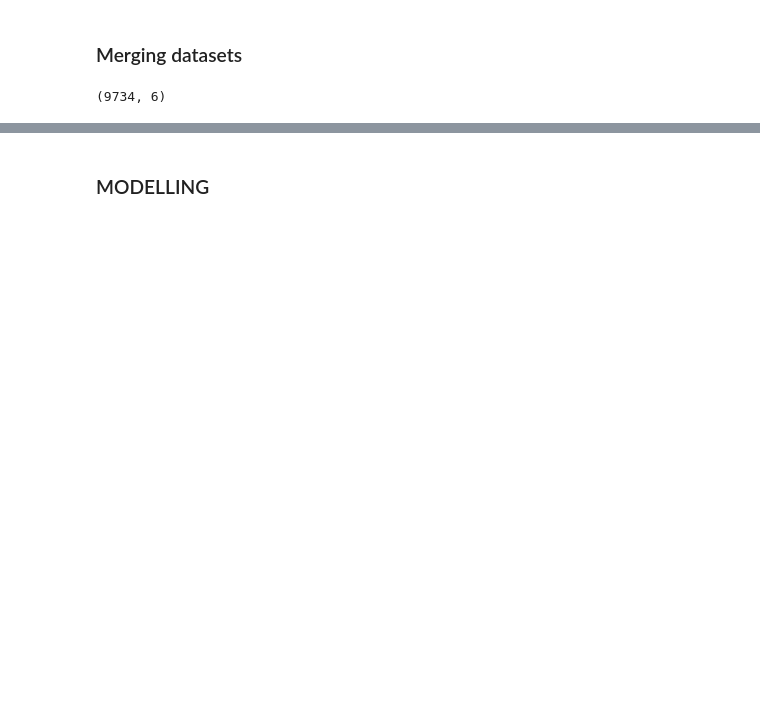
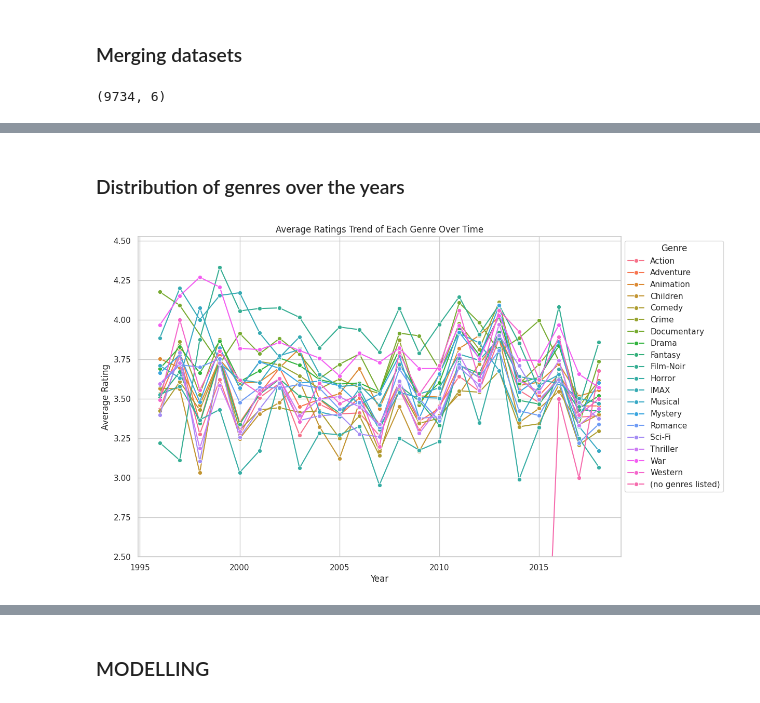
Before and after one commit to KPaul404/Phase-4-Project, a Jupyter notebook: index.ipynb, the cells around one changed output, grey strips where cells are left out. Drawn from its saved outputs; the diff is of its cells as text; code cells hidden in the pictures; blank space fills up the shorter version.

```diff
--- a/index.ipynb
+++ b/index.ipynb
@@ -424,3 +473,35 @@ Final Merged Data has 100841 rows and 9 columns:
 | 0 | 1 | Toy Story (1995) | Adventure|Animation|Children|Come... | [Adventure, Animation, Children, ... | 114709 | 862.0 | 7.0 | 4.5 | 2005-01-25 06:52:26 |
 | 0 | 1 | Toy Story (1995) | Adventure|Animation|Children|Come... | [Adventure, Animation, Children, ... | 114709 | 862.0 | 15.0 | 2.5 | 2017-11-13 12:59:30 |
 | 0 | 1 | Toy Story (1995) | Adventure|Animation|Children|Come... | [Adventure, Animation, Children, ... | 114709 | 862.0 | 17.0 | 4.5 | 2011-05-18 05:28:03 |
+# %% [markdown]
+### Distribution of genres over the years
+# %%
+# Extract year from timestamp
+df['year'] = df['timestamp'].dt.year
+
+# Explode genre_list to separate rows
+df_expanded = df.explode('genre_list')
+
+# Group by year and genre, calculate mean rating
+genre_ratings_per_year = df_expanded.groupby(['year', 'genre_list'])['rating'].mean().reset_index()
+
+# Set Seaborn style
+sns.set(style="whitegrid")
+
+# Create a line plot using Seaborn
+plt.figure(figsize=(12, 8))
+sns.lineplot(x='year', y='rating', hue='genre_list', data=genre_ratings_per_year, marker='o')
+
+plt.ylim(2.5, None)
+# Set plot title and labels
+plt.title('Average Ratings Trend of Each Genre Over Time')
+plt.xlabel('Year')
+plt.ylabel('Average Rating')
+
+# Display the legend
+plt.legend(title='Genre', loc='upper left', bbox_to_anchor=(1, 1))
+
+# Show the plot
+plt.show()
+# %% [output]
+[figure, added]
```
Also changed, not shown: parts of 65 cells of this notebook, 4 other files.
